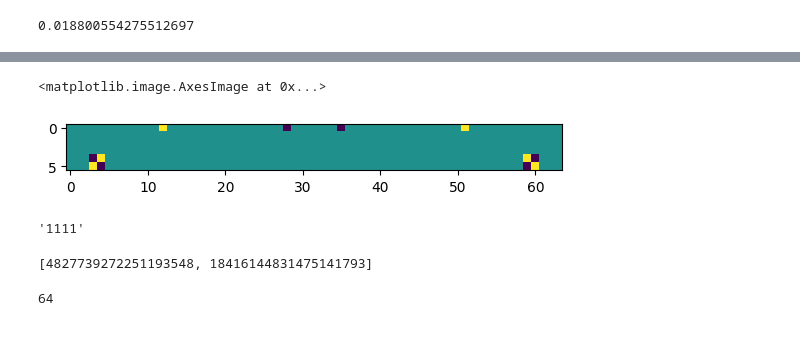
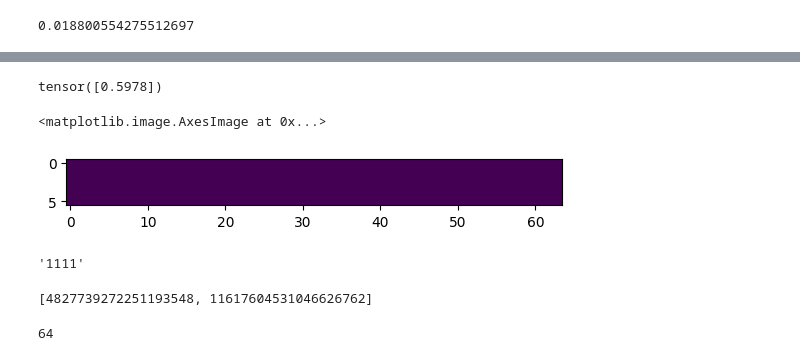
Before and after one commit to BradyWynn/chess, a Jupyter notebook: old.ipynb, the cells around one changed output, grey strips where cells are left out. Drawn from its saved outputs; the diff is of its cells as text; code cells hidden in the pictures.

```diff
--- a/old.ipynb
+++ b/old.ipynb
@@ -240,36 +240,38 @@ b3 = w[5].detach().cpu()
 # quant = []
 # quants = 0
 # quantz = 0
-# for i in range(1000):
-#     fen = fens[i][0]
-#     a = fen_to_bitboard(fen)
+for i in range(100):
+    fen = fens[i][0]
+    a = fen_to_bitboard(fen)
 
 #     # real
-#     r = (a @ w1.T) + b1
-#     r = relu(r)
-#     r = (r @ w2.T) + b2
-#     r = relu(r)
-#     r = (r @ w3.T) + b3
+    r = (a @ w1.T) + b1
+    r = relu(r)
+    r = (r @ w2.T) + b2
+    r = relu(r)
+    r = (r @ w3.T) + b3
 
 
 #     # quant
-#     q = (a @ (q_w1.T - w1_Z) * w1_S) + b1
-#     q = relu(q)
-#     q = (q @ (q_w2.T - w2_Z) * w2_S) + b2
-#     q = relu(q)
-#     q = (q @ (q_w3.T - w3_Z) * w3_S) + b3
+    q = (a @ (q_w1.T - w1_Z) * w1_S) + b1
+    q = relu(q)
+    q = (q @ (q_w2.T - w2_Z) * w2_S) + b2
+    q = relu(q)
+    q = (q @ (q_w3.T - w3_Z) * w3_S) + b3
 
 #     real.append(r[0][0].item())
 #     quant.append(q[0][0].item())
 #     quants += -torch.min(q)+torch.max(q)
 #     quantz += (torch.min(q)+torch.max(q))/2
 # plt.scatter(real, quant)
+print(q_w2.T)
 # plt.hist(w3.view(1, -1), 100);
 # print(quants/1000)
 # print(quantz/1000)
 
 # print(r)
 # print(q)
-print(w3.T.shape)
-# print(-b3.item())
+# print(q)
+# for i in b3:
+#     print(i.item(), end=", ")
 # %% [output]
@@ -277,29 +295,32 @@ torch.Size([16, 1])
 [figure]
-# %%
-b = fen_to_bitboard("rnbqkbnr/pppppppp/8/8/4P3/8/PPPP1PPP/RNBQKBNR b KQkq e3 0 1")
-a = torch.tensor((0, 0, 0, 0, 0, 0, 0, 0, -1, -1, -1, -1, -1, -1, -1, -1, 0, 0, 0, 0, 0, 0, 0, 0, 0, 0, 0, 0, 0, 0, 0, 0, 0, 0, 0, 1, 0, 0, 0, 0, 0, 0, 0, 0, 0, 0, 0, 0, 1, 1, 1, 0, 1, 1, 1, 1, 0, 0, 0, 0, 0, 0, 0, 0, 0, -1, 0, 0, 0, 0, -1, 0, 0, 0, 0, 0, 0, 0, 0, 0, 0, 0, 0, 0, 0, 0, 0, 0, 0, 0, 0, 0, 0, 0, 0, 0, 0, 0, 0, 0, 0, 0, 0, 0, 0, 0, 0, 0, 0, 0, 0, 0, 0, 0, 0, 0, 0, 0, 0, 0, 0, 1, 0, 0, 0, 0, 1, 0, -1, 0, 0, 0, 0, 0, 0, -1, 0, 0, 0, 0, 0, 0, 0, 0, 0, 0, 0, 0, 0, 0, 0, 0, 0, 0, 0, 0, 0, 0, 0, 0, 0, 0, 0, 0, 0, 0, 0, 0, 0, 0, 0, 0, 0, 0,
-0, 0, 0, 0, 0, 0, 0, 0, 0, 0, 1, 0, 0, 0, 0, 0, 0, 1, 0, 0, -1, 0, 0, -1, 0, 0, 0, 0, 0, 0, 0, 0, 0, 0, 0, 0, 0, 0, 0, 0, 0, 0, 0, 0, 0, 0, 0, 0, 0, 0, 0, 0, 0, 0, 0, 0, 0, 0, 0, 0, 0, 0, 0, 0, 0, 0, 0, 0, 0, 0, 0, 0, 0, 0, 0, 0, 1, 0, 0, 1, 0, 0, 0, 0, 0, 0, -1, 0, 0, 0, 0, 0, 0, 0, 0, 0, 0, 0, 0, 0, 0, 0, 0, 0, 0, 0, 0, 0, 0, 0, 0, 0, 0, 0, 0, 0, 0, 0, 0, 0, 0, 0, 0, 0, 0, 0, 0, 0, 0, 0, 0, 0, 0, 0, 0, 0, 0, 0, 0, 0, 0, 0, 1, 0, 0, 0, 0, 0, 0, -1, 0, 0, 0, 0, 0, 0, 0, 0, 0, 0, 0, 0, 0, 0, 0, 0, 0, 0, 0, 0, 0, 0, 0, 0, 0, 0, 0, 0, 0, 0, 0, 0, 0, 0, 0, 0, 0, 0, 0, 0, 0, 0, 0, 0, 0, 0, 0, 0, 0, 0, 0, 0, 0, 0, 0, 1, 0, 0, 0, 0,))
-plt.imshow(b.view(6, -1) - a.view(6, -1))
-# %% [output]
-<matplotlib.image.AxesImage at 0x...>
-[figure, removed]
+# %%
+print(b3)
+# %% [output]
+tensor([0.5978])
+# %%
+b = fen_to_bitboard("r1bqkbnr/pppppppp/n7/8/1P6/2N5/P1PPPPPP/R1BQKBNR b KQkq b3 0 2")
+a = torch.tensor((0, 0, 0, 0, 0, 0, 0, 0, -1, 0, -1, -1, -1, -1, -1, -1, 0, 0, 0, 0, 0, 0, 0, 0, 0, -1, 0, 0, 0, 0, 0, 0, 0, 0, 0, 0, 0, 0, 0, 0, 0, 0, 0, 0, 0, 0, 0, 0, 1, 1, 1, 1, 1, 1, 1, 1, 0, 0, 0, 0, 0, 0, 0, 0, 0, 0, 0, 0, 0, 0, -1, 0, 0, 0, 0, 0, 0, 0, 0, 0, 0, 0, -1, 0, 0, 0, 0, 0, 0, 0, 0, 0, 0, 0, 0, 0, 0, 0, 0, 0, 0, 0, 0, 0, 1, 0, 0, 0, 0, 0, 0, 0, 0, 0, 0, 0, 0, 0, 0, 0, 0, 0, 0, 0, 0, 0, 1, 0, -1, 0, 0, 0, 0, 0, 0, -1, 0, 0, 0, 0, 0, 0, 0, 0, 0, 0, 0, 0, 0, 0, 0, 0, 0, 0, 0, 0, 0, 0, 0, 0, 0, 0, 0, 0, 0, 0, 0, 0, 0, 0, 0, 0, 0, 0,
+0, 0, 0, 0, 0, 0, 0, 0, 0, 0, 1, 0, 0, 0, 0, 0, 0, 1, 0, 0, -1, 0, 0, -1, 0, 0, 0, 0, 0, 0, 0, 0, 0, 0, 0, 0, 0, 0, 0, 0, 0, 0, 0, 0, 0, 0, 0, 0, 0, 0, 0, 0, 0, 0, 0, 0, 0, 0, 0, 0, 0, 0, 0, 0, 0, 0, 0, 0, 0, 0, 0, 0, 0, 0, 0, 0, 1, 0, 0, 1, 0, 0, 0, 0, 0, -1, 0, 0, 0, 0, 0, 0, 0, 0, 0, 0, 0, 0, 0, 0, 0, 0, 0, 0, 0, 0, 0, 0, 0, 0, 0, 0, 0, 0, 0, 0, 0, 0, 0, 0, 0, 0, 0, 0, 0, 0, 0, 0, 0, 0, 0, 0, 0, 0, 0, 0, 0, 0, 0, 0, 0, 1, 0, 0, 0, 0, 0, 0, 0, 0, -1, 0, 0, 0, 0, 0, 0, 0, 0, 0, 0, 0, 0, 0, 0, 0, 0, 0, 0, 0, 0, 0, 0, 0, 0, 0, 0, 0, 0, 0, 0, 0, 0, 0, 0, 0, 0, 0, 0, 0, 0, 0, 0, 0, 0, 0, 0, 0, 0, 0, 0, 0, 0, 0, 0, 0, 1, 0, 0, 0,))
+plt.imshow(b.view(6, -1) - a.view(6, -1))
+# %% [output]
+<matplotlib.image.AxesImage at 0x...>
+[figure, added]
 # %%
 '{0:04b}'.format(15)
 # %% [output]
 '1111'
 # %%
 compressed = []
-L = list([int(i.item()) for i in q_w3.view(-1)])
-bits = 8
-for param in range(int(len(L)/(64/bits))):
-    str = ""
-    for number in L[param:int(param+64/bits)]:
-        str += '{0:08b}'.format(number)
-#     print(str)
-    compressed.append(int(str, 2))
+L = list([int(i.item()) for i in q_w3.T.flatten()])
+for param in range(int(len(L)/bits)):
+    string = ""
+    for number in L[param*8:param*8+8]:
+        string += '{0:08b}'.format(number)
+#     print(string)
+    compressed.append(int(string, 2))
 print(compressed)
 # %% [output]
-[4827739272251193548, 18416144831475141793]
+[4827739272251193548, 11617604531046626762]
 # %%
 abd = '{0:064b}'.format(100000)
 len(abd)
```
Also changed, not shown: parts of 2 cells of this notebook, 24 other files.
